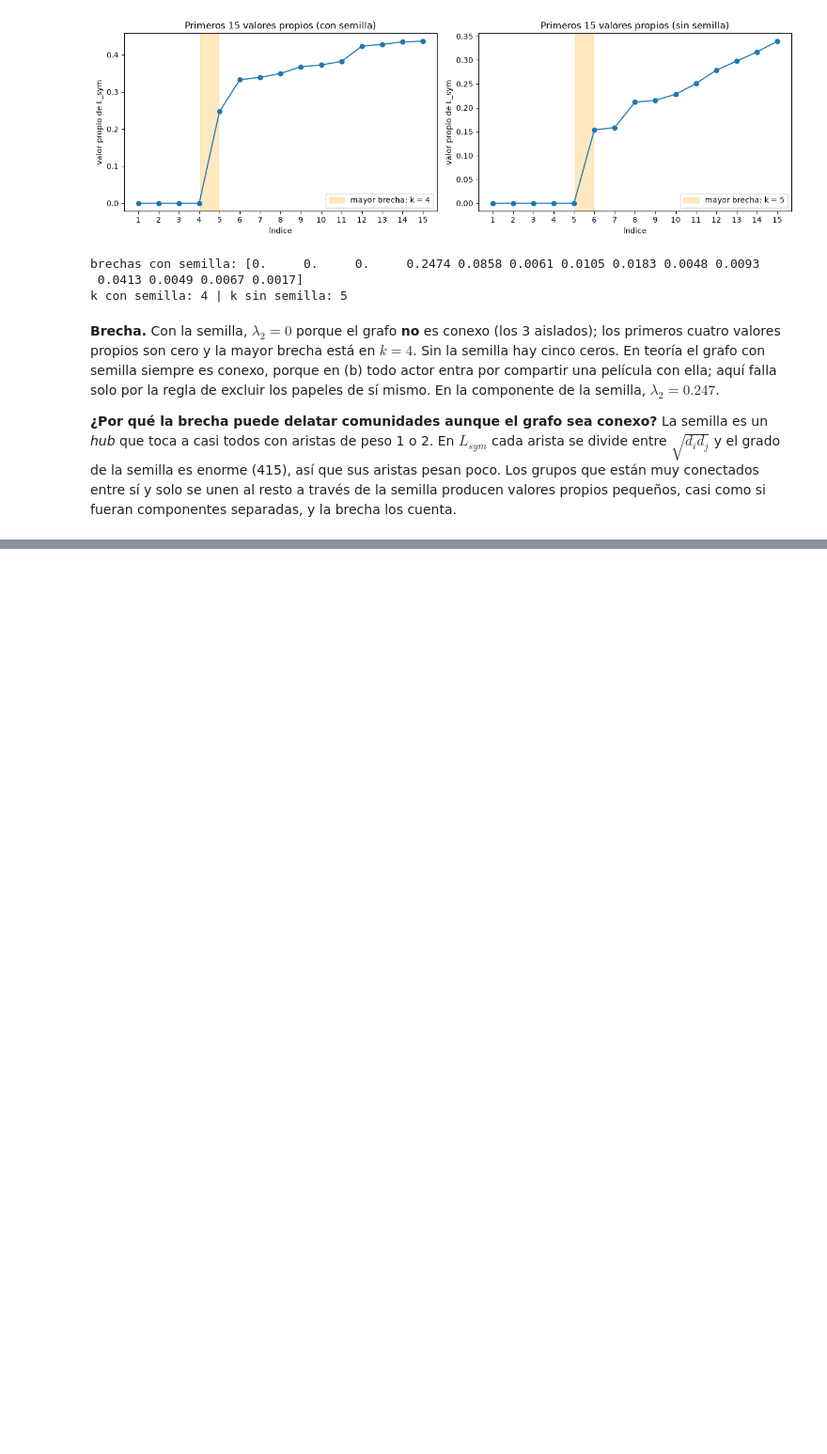
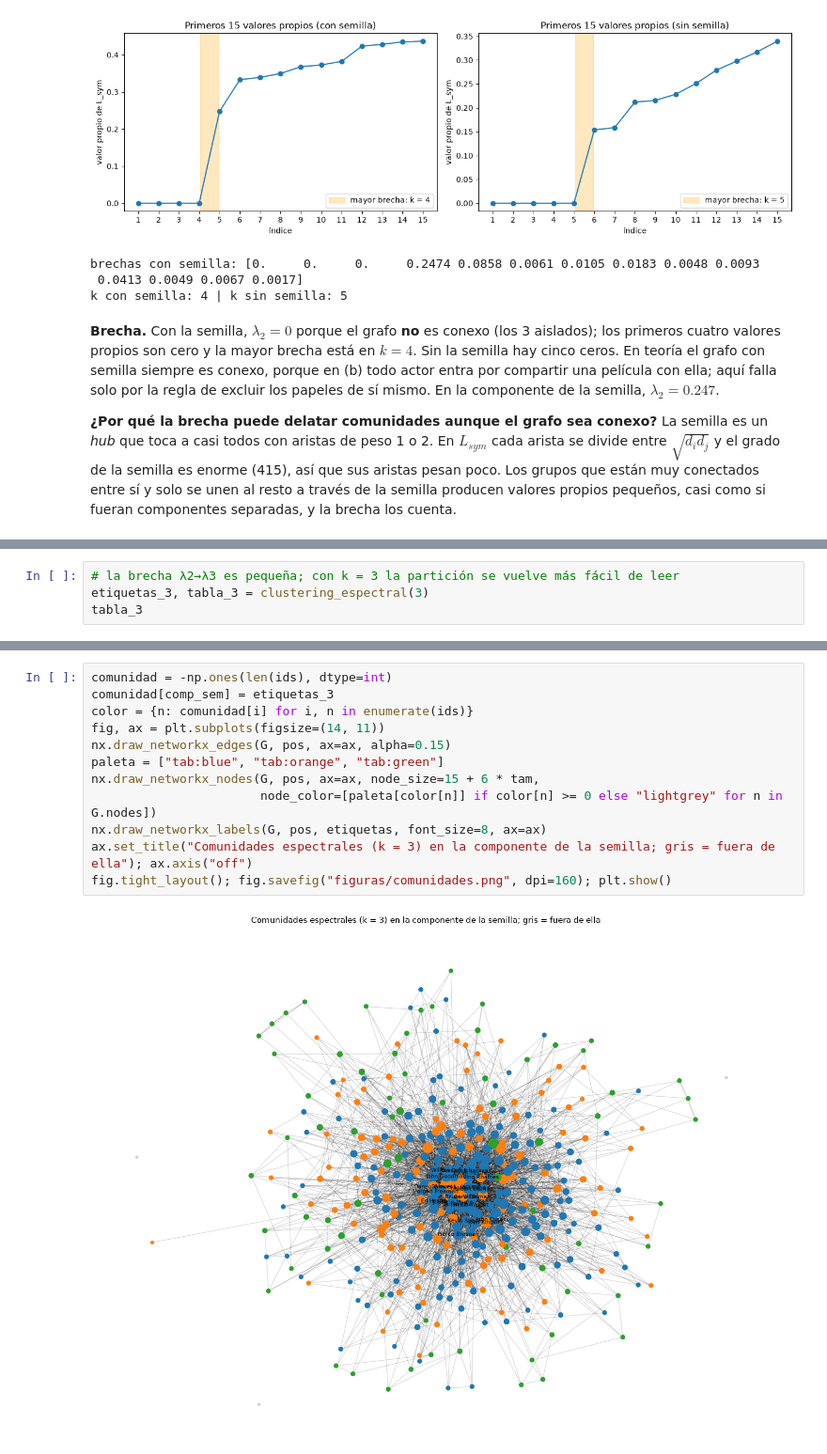
Before and after one commit to pabloflores465/grafo-colaboracion-samuel-l-jackson, a Jupyter notebook: grafo_colaboracion.ipynb, the cells around one changed output, grey strips where cells are left out. Shown at 94% size. Saved outputs shown, nothing was run; the diff lists cells and outputs as text; blank space fills up the shorter version.

Commit message:
Clustering espectral, Fiedler y centralidad (I.6 c-e)

```diff
--- a/grafo_colaboracion.ipynb
+++ b/grafo_colaboracion.ipynb
@@ -289,0 +335,4 @@ de la semilla producen valores propios pequeños, casi como si fueran componente
+# %%
+# la brecha λ2→λ3 es pequeña; con k = 3 la partición se vuelve más fácil de leer
+etiquetas_3, tabla_3 = clustering_espectral(3)
+tabla_3
@@ -289,0 +345,14 @@ de la semilla producen valores propios pequeños, casi como si fueran componente
+# %%
+comunidad = -np.ones(len(ids), dtype=int)
+comunidad[comp_sem] = etiquetas_3
+color = {n: comunidad[i] for i, n in enumerate(ids)}
+fig, ax = plt.subplots(figsize=(14, 11))
+nx.draw_networkx_edges(G, pos, ax=ax, alpha=0.15)
+paleta = ["tab:blue", "tab:orange", "tab:green"]
+nx.draw_networkx_nodes(G, pos, ax=ax, node_size=15 + 6 * tam,
+                       node_color=[paleta[color[n]] if color[n] >= 0 else "lightgrey" for n in G.nodes])
+nx.draw_networkx_labels(G, pos, etiquetas, font_size=8, ax=ax)
+ax.set_title("Comunidades espectrales (k = 3) en la componente de la semilla; gris = fuera de ella"); ax.axis("off")
+fig.tight_layout(); fig.savefig("figuras/comunidades.png", dpi=160); plt.show()
+# %% [output]
+[figure, added]
```
Also changed, not shown: parts of 10 cells of this notebook, 1 other file.
